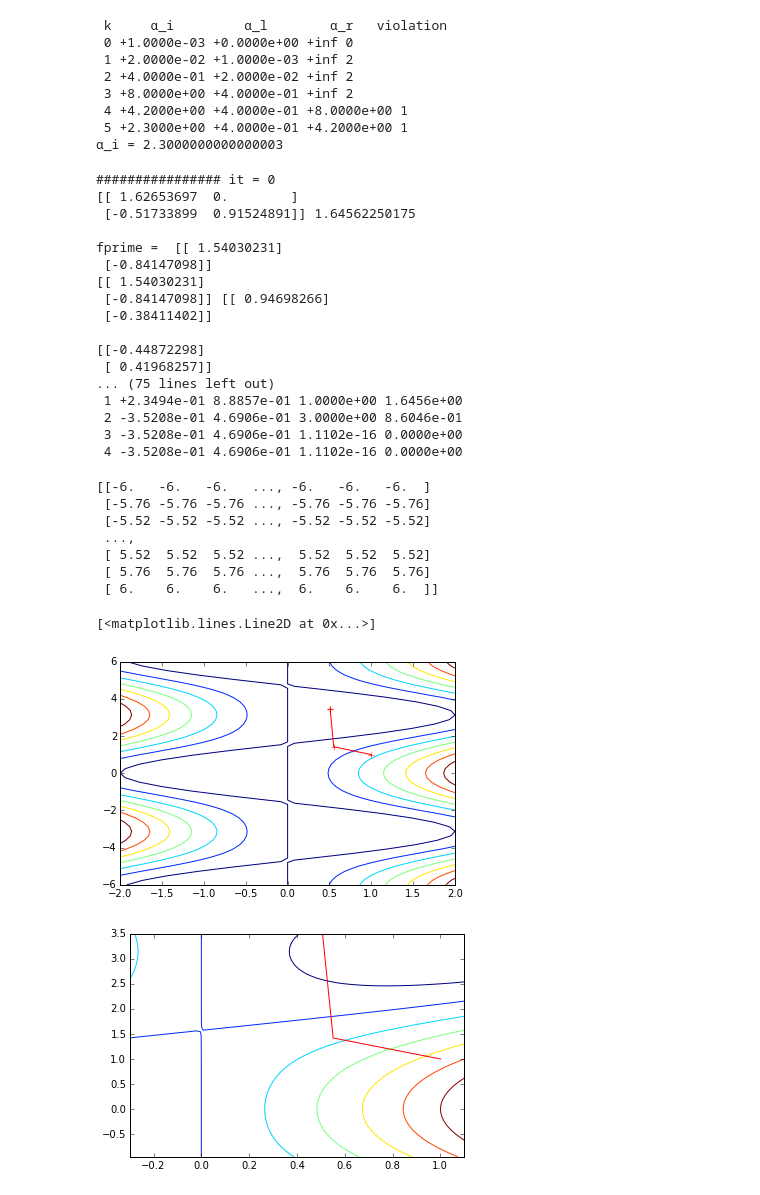
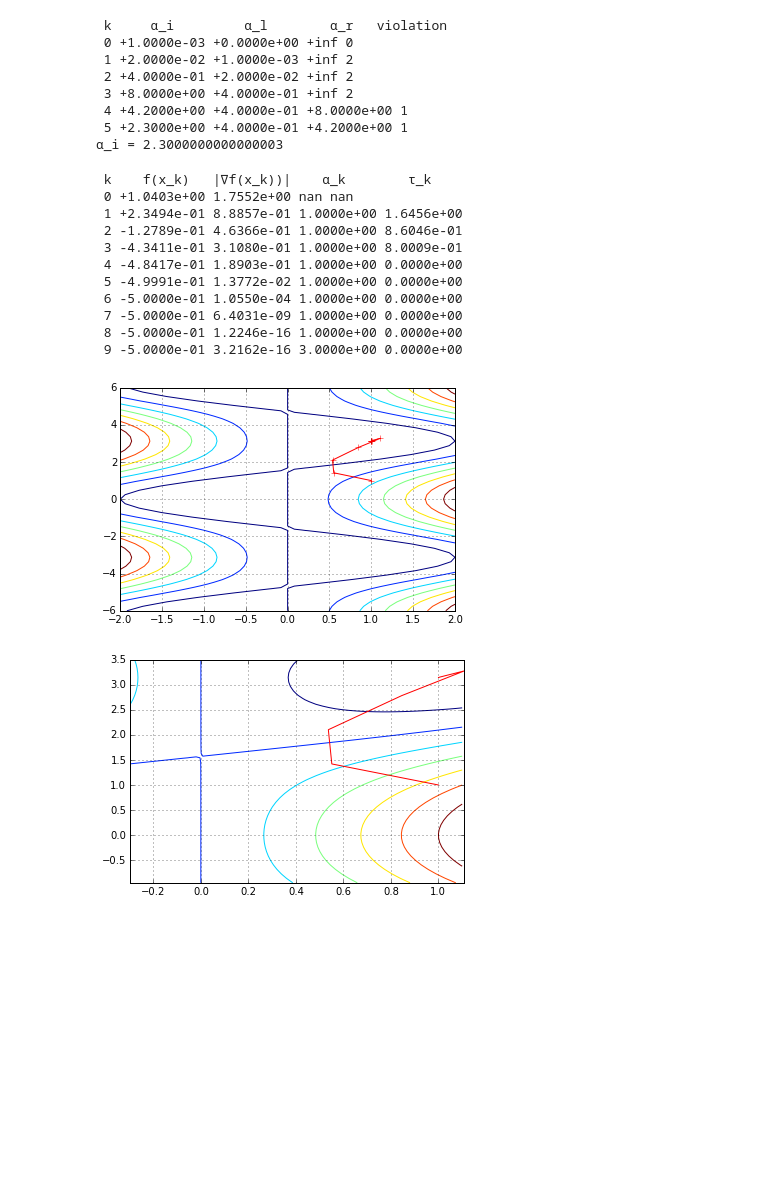
Before and after one commit to ContactEngineering/ContactMechanics, a Jupyter notebook: helpers/Testing_Newton_linesearch.ipynb, the cells around one changed output. Saved outputs shown, nothing was run; the diff lists cells and outputs as text; code cells hidden in the pictures; blank space fills up the shorter version.

```diff
--- a/helpers/Testing_Newton_linesearch.ipynb
+++ b/helpers/Testing_Newton_linesearch.ipynb
@@ -53,8 +53,7 @@ def second_wolfe_condition(x0, fprime, direction, alpha, beta2):
     return (float(fprime(x0 + alpha*direction).T * direction) >=
             beta2*float(fprime(x0).T * direction))
 # %%
-def modified_cholesky(symmat, maxiter = 20):
-    """
+def modified_cholesky(symmat, maxiter = 20):    """
     Modify a symmetric matrix A in order to make it positive definite. Returns
     a lower triangular matrix L and a scalar τ > 0 so that
               A + τI = LL^T
@@ -196,9 +195,9 @@ def newton_linesearch(fun, x0, jac, hess, tol, store_iterates=None, **options):
                    stored in module-level constant iterates
     **options -- none of those will be used
     """
-    k = 0
+
     x = np.matrix(x0.copy()).reshape((-1, 1))
-    fprime = np.matrix(jac(x)).reshape(x.shape)
+    fprime = jac(x)
 
     maxiter_key = 'maxiter'
     if maxiter_key not in options.keys():
@@ -217,7 +216,6 @@ def newton_linesearch(fun, x0, jac, hess, tol, store_iterates=None, **options):
         iterates.append(iterate)
     try:
         while True:
-            print('################ it = {}'.format(counter))
             norm_grad = np.linalg.norm(fprime)
             if norm_grad < tol:
                 raise ReachedTolerance(
@@ -228,28 +226,18 @@ def newton_linesearch(fun, x0, jac, hess, tol, store_iterates=None, **options):
                     options['maxiter']))
             # 1)
             L, tau = modified_cholesky(hess(x))
-            print(L, tau, '\n')
             # 2)
             fprime = jac(x)
-            print('fprime = ', fprime)
             z = np.linalg.solve(L, fprime)
-            print(fprime, z, '\n')
             # 3)
             d = np.linalg.solve(L.T, -z)
-            print(d, '\n')
             # 4)
-            print('remove store_iterates')
-            # alpha = line_search(fun, x0, jac, d, alpha0 = 1).x
-            result = line_search(fun, x0, jac, d, alpha0 = 1, store_iterates='iterate')
+            result = line_search(fun, x, jac, d, alpha0 = 1, store_iterates='iterate')
             alpha = result.x
             violation = result.violation
 
-            print('alpha = ', alpha)
-            print('violation = ', violation, '\n')
             # 5)
             x += alpha * d
-            print(x, '\n')
-            print('f(x) = ', fun(x))
             counter += 1
 
             if store_iterates == 'iterate':
@@ -284,59 +272,46 @@ def newton_linesearch(fun, x0, jac, hess, tol, store_iterates=None, **options):
 # %%
 x0 = np.array([1.,1.])
 result = scipy.optimize.minimize(test_fun, x0=x0, method=newton_linesearch,
-                                 jac=test_jac, hess=test_hess, tol=1.e-16,
-                                 options={'store_iterates': 'iterate', 'maxiter':4})
+                                 jac=test_jac, hess=test_hess, tol=1.e-14,
+                                 options={'store_iterates': 'iterate'})
 print(" k    f(x_k)   |∇f(x_k))|    α_k        τ_k")
 for (i, it) in enumerate(result.iterates):
-    print("{0:>2} {1:+.4e} {2:.4e} {3:>.4e} {4:.4e}".format(i, it.fun, np.linalg.norm(it.jac), it.alpha, it.tau))
+    print("{0:>2} {1:+.4e} {2:.4e} {3: >.4e} {4:.4e}".format(i, it.fun, np.linalg.norm(it.jac), it.alpha, it.tau))
 # %% [output]
-################ it = 0
-[[ 1.62653697  0.        ]
- [-0.51733899  0.91524891]] 1.64562250175
-
-fprime =  [[ 1.54030231]
- [-0.84147098]]
-[[ 1.54030231]
- [-0.84147098]] [[ 0.94698266]
- [-0.38411402]]
-
-[[-0.44872298]
- [ 0.41968257]]
-... (75 lines left out)
+ k    f(x_k)   |∇f(x_k))|    α_k        τ_k
+ 0 +1.0403e+00 1.7552e+00 nan nan
  1 +2.3494e-01 8.8857e-01 1.0000e+00 1.6456e+00
- 2 -3.5208e-01 4.6906e-01 3.0000e+00 8.6046e-01
- 3 -3.5208e-01 4.6906e-01 1.1102e-16 0.0000e+00
- 4 -3.5208e-01 4.6906e-01 1.1102e-16 0.0000e+00
+ 2 -1.2789e-01 4.6366e-01 1.0000e+00 8.6046e-01
+ 3 -4.3411e-01 3.1080e-01 1.0000e+00 8.0009e-01
+ 4 -4.8417e-01 1.8903e-01 1.0000e+00 0.0000e+00
+ 5 -4.9991e-01 1.3772e-02 1.0000e+00 0.0000e+00
+ 6 -5.0000e-01 1.0550e-04 1.0000e+00 0.0000e+00
+ 7 -5.0000e-01 6.4031e-09 1.0000e+00 0.0000e+00
+ 8 -5.0000e-01 1.2246e-16 1.0000e+00 0.0000e+00
+ 9 -5.0000e-01 3.2162e-16 3.0000e+00 0.0000e+00
 # %%
 %matplotlib inline
 import matplotlib.pyplot as plt
 iterates = np.array([iterate.x for iterate in result.iterates])
 x, y = iterates[:, 0], iterates[:, 1]
 xg, yg = np.linspace(-2, 2, 51), np.linspace(-6, 6, 51)
 def mat_fun(x_g, x_):
     Z = np.zeros((xg.size, yg.size))
 
     for i in range(Z.shape[0]):
         for j in range(Z.shape[1]):
             Z[j, i] = test_fun(np.array([xg[i], yg[j]]))
     return Z
 X, Y = np.meshgrid(xg,yg)
-print(Y)
 plt.contour(X, Y, mat_fun(xg, yg))
 plt.plot(x, y, c='r', marker='+')
+plt.grid(True)
 plt.figure()
 xg, yg = np.linspace(-.3, 1.1, 51), np.linspace(-.95, 3.5, 51)
 X, Y = np.meshgrid(xg,yg)
 plt.contour(xg, yg, mat_fun(xg, yg))
 plt.plot(x, y, c='r')
+plt.grid(True)
 # %% [output]
-[[-6.   -6.   -6.   ..., -6.   -6.   -6.  ]
- [-5.76 -5.76 -5.76 ..., -5.76 -5.76 -5.76]
- [-5.52 -5.52 -5.52 ..., -5.52 -5.52 -5.52]
- ...,
- [ 5.52  5.52  5.52 ...,  5.52  5.52  5.52]
- [ 5.76  5.76  5.76 ...,  5.76  5.76  5.76]
- [ 6.    6.    6.   ...,  6.    6.    6.  ]]
-[<matplotlib.lines.Line2D at 0x...>]
-[figure, old version]
+[figure, new version]
-[figure, old version]
+[figure, new version]
```
Also changed, not shown: parts of 1 cell of this notebook, 3 other files.
